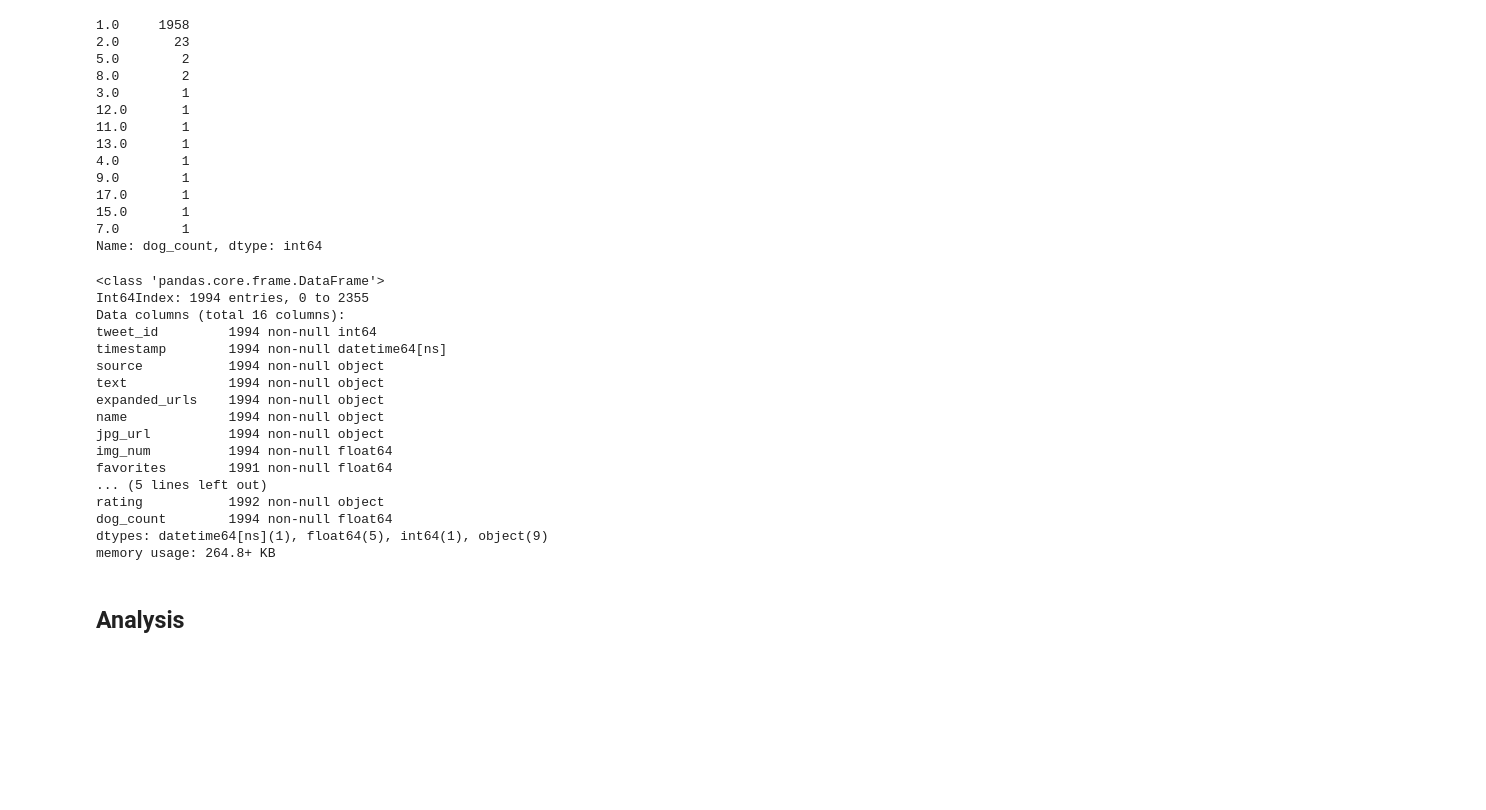
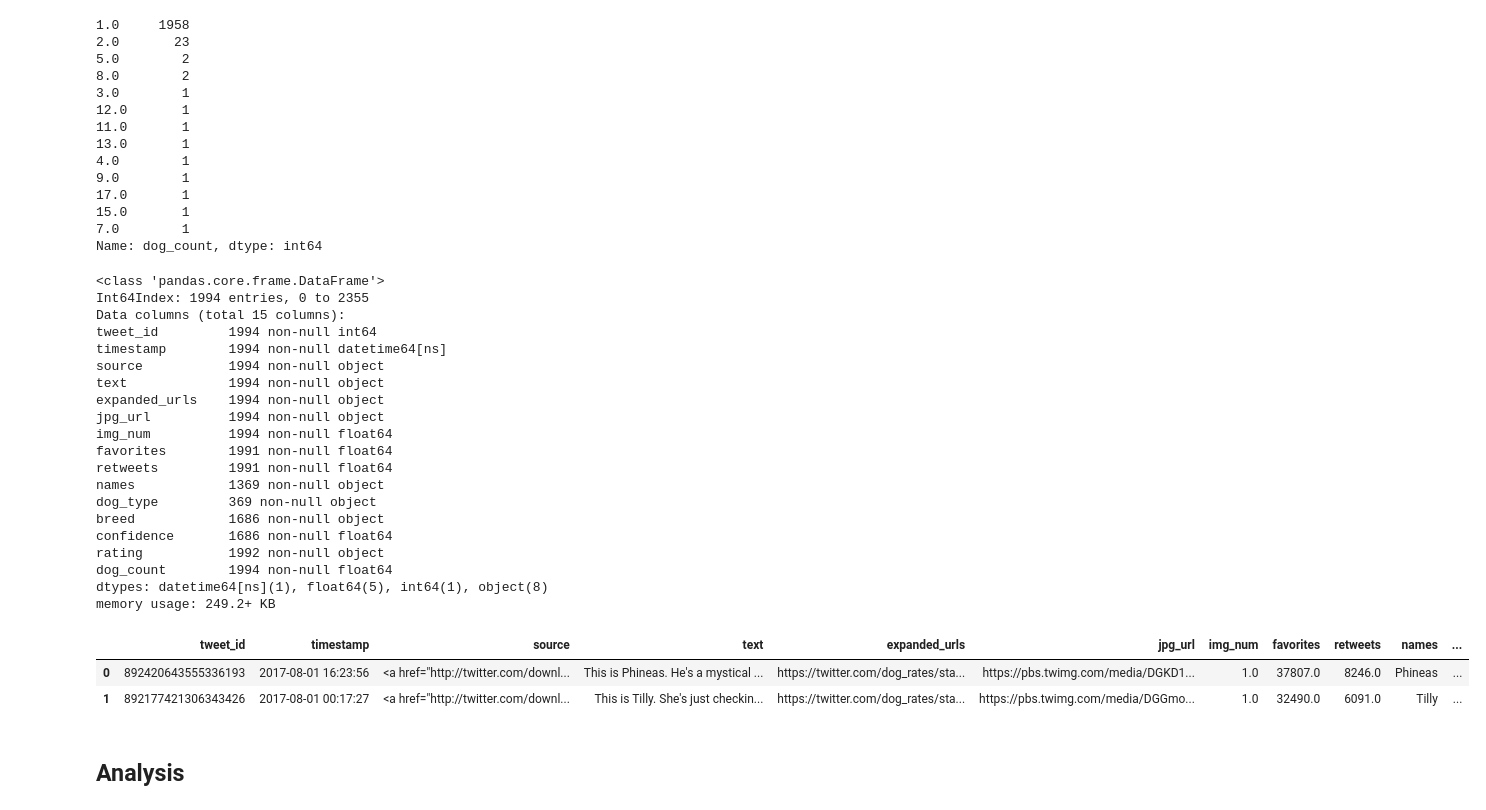
Before and after one commit to ethanknkim/Wrangle-and-Analyze-Data, a Jupyter notebook: udacity data wrangle and analysis/wrangle_act.ipynb, the cells around one changed output. Saved outputs shown, nothing was run; the diff lists cells and outputs as text; code cells hidden in the pictures; blank space fills up the shorter version.

```diff
--- a/udacity data wrangle and analysis/wrangle_act.ipynb
+++ b/udacity data wrangle and analysis/wrangle_act.ipynb
@@ -634,26 +615,36 @@ df_clean.loc[df_clean['breed'] == 'Unidentifiable', 'breed'] = None
 df_clean.loc[df_clean['dog_type'] == 'None', 'dog_type'] = None
 df_clean.loc[df_clean['rating'] == 0.0, 'rating'] = np.nan
 df_clean.loc[df_clean['confidence'] == 0.0, 'confidence'] = np.nan
+df_clean.drop(['name'], axis=1, inplace=True)
 # %%
 df_clean.info()
 # %% [output]
 <class 'pandas.core.frame.DataFrame'>
 Int64Index: 1994 entries, 0 to 2355
-Data columns (total 16 columns):
+Data columns (total 15 columns):
 tweet_id         1994 non-null int64
 timestamp        1994 non-null datetime64[ns]
 source           1994 non-null object
 text             1994 non-null object
 expanded_urls    1994 non-null object
-name             1994 non-null object
 jpg_url          1994 non-null object
 img_num          1994 non-null float64
 favorites        1991 non-null float64
-... (5 lines left out)
+retweets         1991 non-null float64
+names            1369 non-null object
+dog_type         369 non-null object
+breed            1686 non-null object
+confidence       1686 non-null float64
 rating           1992 non-null object
 dog_count        1994 non-null float64
-dtypes: datetime64[ns](1), float64(5), int64(1), object(9)
-memory usage: 264.8+ KB
+dtypes: datetime64[ns](1), float64(5), int64(1), object(8)
+memory usage: 249.2+ KB
+# %%
+df_clean.head(2)
+# %% [output]
+|  | tweet_id | timestamp | source | text | expanded_urls | jpg_url | img_num | favorites | retweets | names | ... |
+| 0 | 892420643555336193 | 2017-08-01 16:23:56 | <a href="http://twitter.com/downl... | This is Phineas. He's a mystical ... | https://twitter.com/dog_rates/sta... | https://pbs.twimg.com/media/DGKD1... | 1.0 | 37807.0 | 8246.0 | Phineas | ... |
+| 1 | 892177421306343426 | 2017-08-01 00:17:27 | <a href="http://twitter.com/downl... | This is Tilly. She's just checkin... | https://twitter.com/dog_rates/sta... | https://pbs.twimg.com/media/DGGmo... | 1.0 | 32490.0 | 6091.0 | Tilly | ... |
 # %%
 #Save file to csv
 df_clean.to_csv('twitter_archive_master.csv', encoding = 'utf-8')
```
Also changed, not shown: parts of 17 cells of this notebook, 4 other files.
